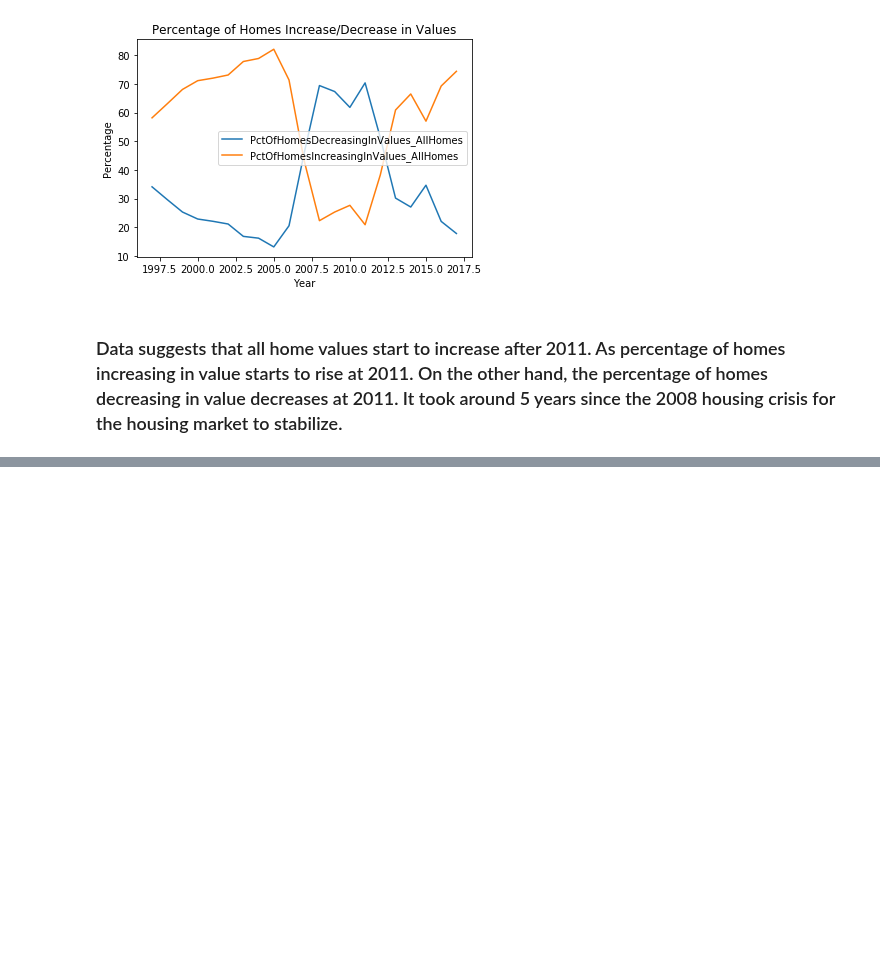
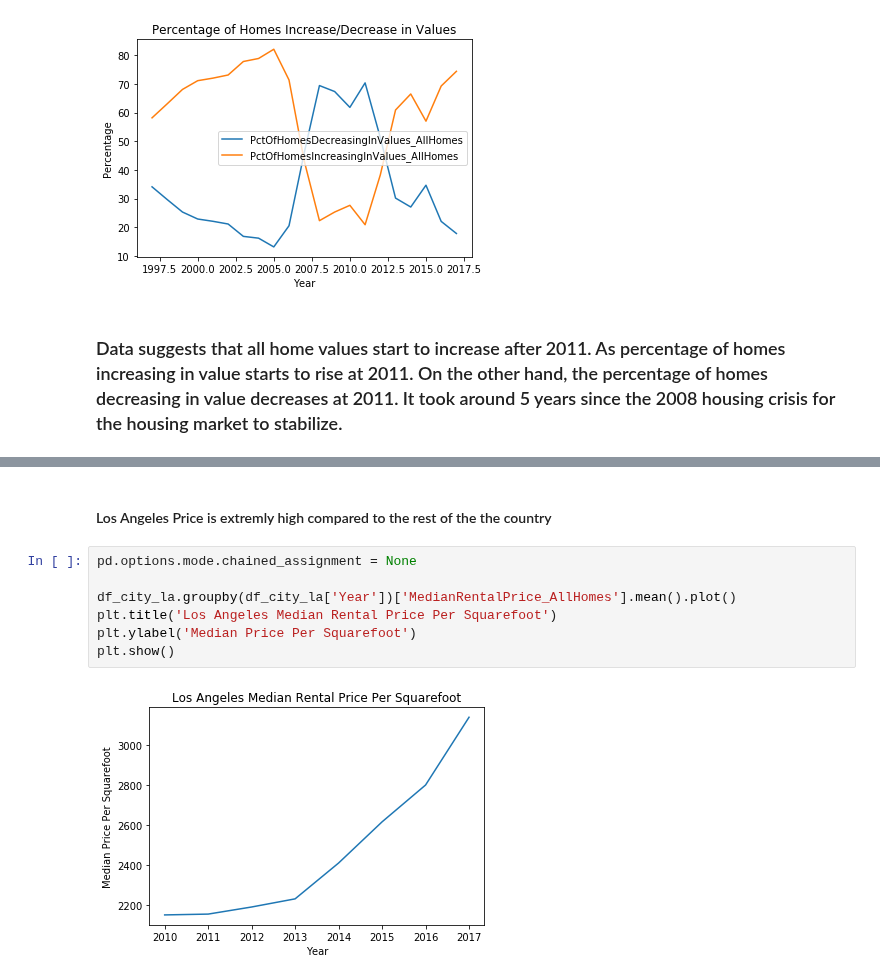
Before and after one commit to dannylo1992/zillow_data, a Jupyter notebook: zillow_housing_data.ipynb, the cells around one changed output, grey strips where cells are left out. Drawn from its saved outputs; the diff is of its cells as text; blank space fills up the shorter version.

```diff
--- a/zillow_housing_data.ipynb
+++ b/zillow_housing_data.ipynb
@@ -93,0 +136,11 @@ plt.show()
+# %% [markdown]
+#### Los Angeles Price is extremly high compared to the rest of the the country
+# %%
+pd.options.mode.chained_assignment = None
+
+df_city_la.groupby(df_city_la['Year'])['MedianRentalPrice_AllHomes'].mean().plot()
+plt.title('Los Angeles Median Rental Price Per Squarefoot')
+plt.ylabel('Median Price Per Squarefoot')
+plt.show()
+# %% [output]
+[figure, added]
```
Also changed, not shown: parts of 9 cells of this notebook.
